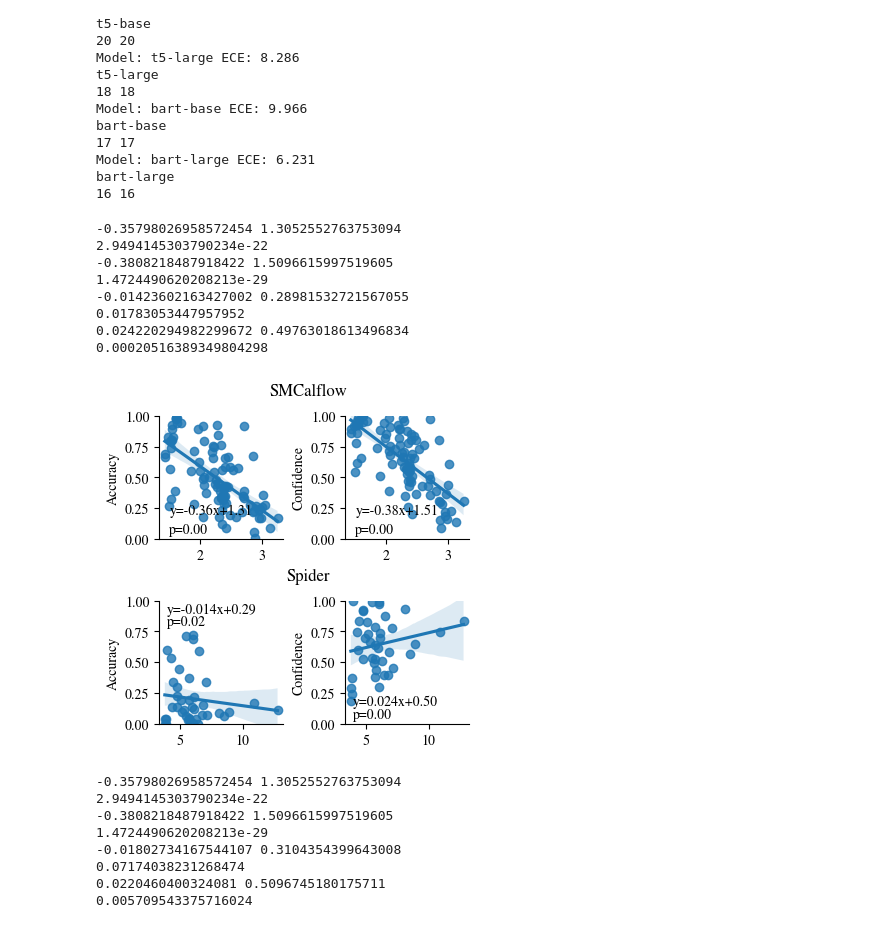
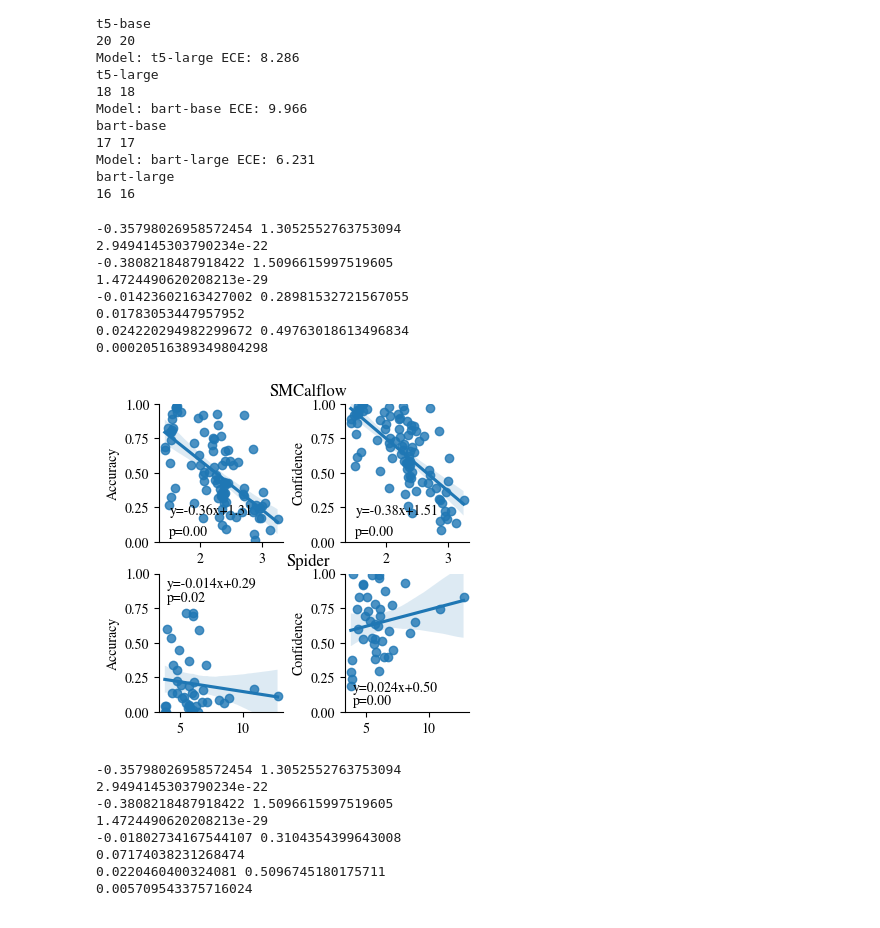
Before and after one commit to esteng/calibration_miso, a Jupyter notebook: analysis/calibration_seq_ppl_plots_clean.ipynb, the cells around one changed output. Saved outputs shown, nothing was run; the diff lists cells and outputs as text; code cells hidden in the pictures.

```diff
--- a/analysis/calibration_seq_ppl_plots_clean.ipynb
+++ b/analysis/calibration_seq_ppl_plots_clean.ipynb
@@ -219,7 +219,7 @@ def get_reg_data(x, y):
 # make plot for paper
 # don't plot ECE for now
 # fig, axs = plt.subplots(2, 3, figsize=(6, 4), sharex=False, sharey=False, gridspec_kw = dict(wspace=0.5, hspace=0.5))
-fig, axs = plt.subplots(2, 2, figsize=(4, 4), sharex=False, sharey=False, gridspec_kw = dict(wspace=0.5, hspace=0.5))
+fig, axs = plt.subplots(2, 2, figsize=(4, 4), sharex=False, sharey=False, gridspec_kw = dict(wspace=0.5, hspace=0.23))
 
 # fill data
 # sns.regplot(data = calflow_all_dfs, x = "source_ppl", y = "bin_ece", ax = axs[0,0])
@@ -259,37 +259,37 @@ axs[1,1].text(4, 0.05, f"p={conf_p_value:.2f}")
 for i in range(2):
     for j in range(2):
         axs[i,j].set_xlabel("")
 
 # first row is SMCalflow
-axs[0,0].set_title("SMCalflow", x=1.2, y=1.1)
+axs[0,0].set_title("SMCalflow", x=1.2, y=1)
 # second row is Spider
-axs[1,0].set_title("Spider", x=1.2, y=1.1)
+axs[1,0].set_title("Spider", x=1.2, y=1)
 # first column is Calibration error
 # axs[0,0].set_ylabel("Calibration error")
 # axs[1,0].set_ylabel("Calibration error")
 # second column is Accuracy
 axs[0,0].set_ylabel("Accuracy")
 axs[1,0].set_ylabel("Accuracy")
 axs[0,0].set_ylim(0,1)
 axs[1,0].set_ylim(0,1)
 # third column is confidence
 axs[0,1].set_ylabel("Confidence")
 axs[1,1].set_ylabel("Confidence")
 axs[0,1].set_ylim(0,1)
 axs[1,1].set_ylim(0,1)
 sns.despine()
 
-# plt.savefig("/home/estengel/papers/calibration-parsing-2023/figures/calflow_vs_spider_ppl.pdf", bbox_inches='tight')
+plt.savefig("/home/estengel/papers/calibration-parsing-2023/figures/calflow_vs_spider_ppl.pdf", bbox_inches='tight')
 # %% [output]
 -0.35798026958572454 1.3052552763753094
 2.9494145303790234e-22
 -0.3808218487918422 1.5096615997519605
 1.4724490620208213e-29
 -0.01423602163427002 0.28981532721567055
 0.01783053447957952
 0.024220294982299672 0.49763018613496834
 0.00020516389349804298
-[figure, old version]
+[figure, new version]
 # %%
 ## What if we get rid of the two outlier bins
 
```
Also changed, not shown: 2 other files.
